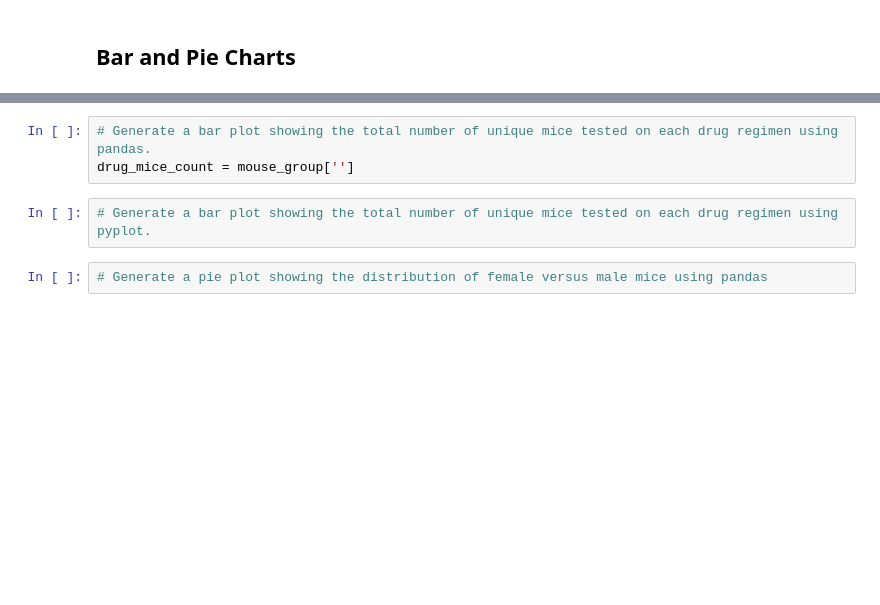
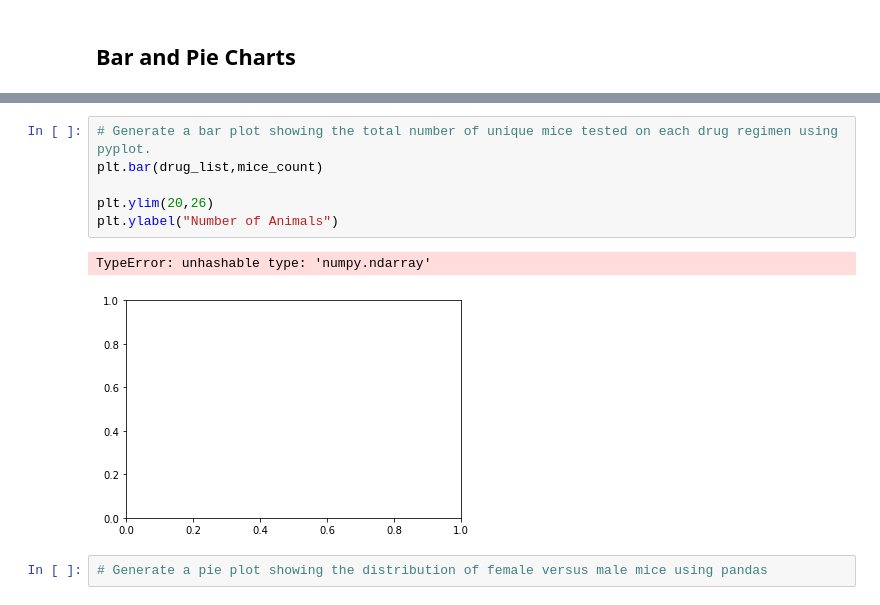
Before and after one commit to dany-roman/anti-tumor-therapeutic-analysis, a Jupyter notebook: animal study analysis.ipynb, the cells around one changed output, grey strips where cells are left out. Cells and saved outputs as stored; diff of their text form; blank space fills up the shorter version.

```diff
--- a/animal study analysis.ipynb
+++ b/animal study analysis.ipynb
@@ -123,8 +135,12 @@ tvolume_agg_stats.head()
 # %%
-# Generate a bar plot showing the total number of unique mice tested on each drug regimen using pandas.
-drug_mice_count = mouse_group['']
+# Generate a bar plot showing the total number of unique mice tested on each drug regimen using pyplot.
+plt.bar(drug_list,mice_count)
+
+plt.ylim(20,26)
+plt.ylabel("Number of Animals")
+# %% [output]
+TypeError: unhashable type: 'numpy.ndarray'
+[figure, added]
-# %%
-# Generate a bar plot showing the total number of unique mice tested on each drug regimen using pyplot.
 # %%
 # Generate a pie plot showing the distribution of female versus male mice using pandas
 # %%
```
Also changed, not shown: parts of 1 cell of this notebook.
